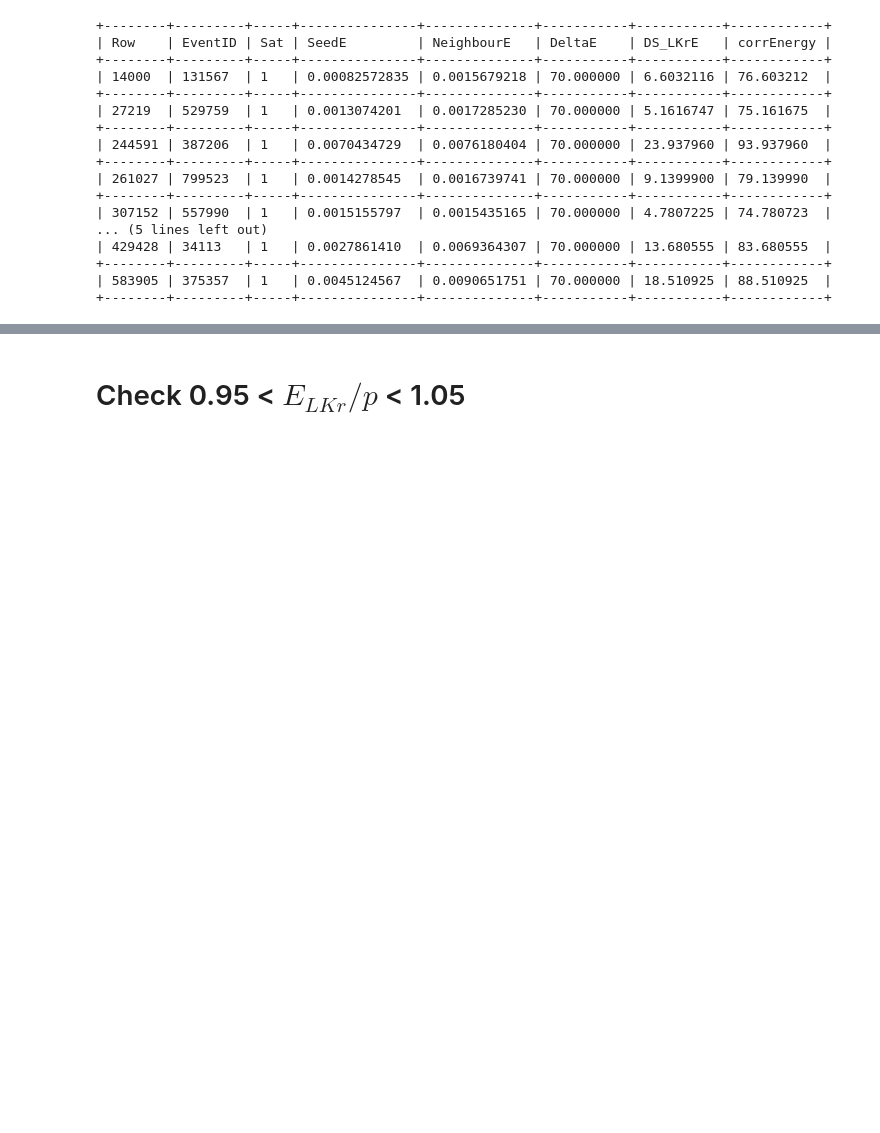
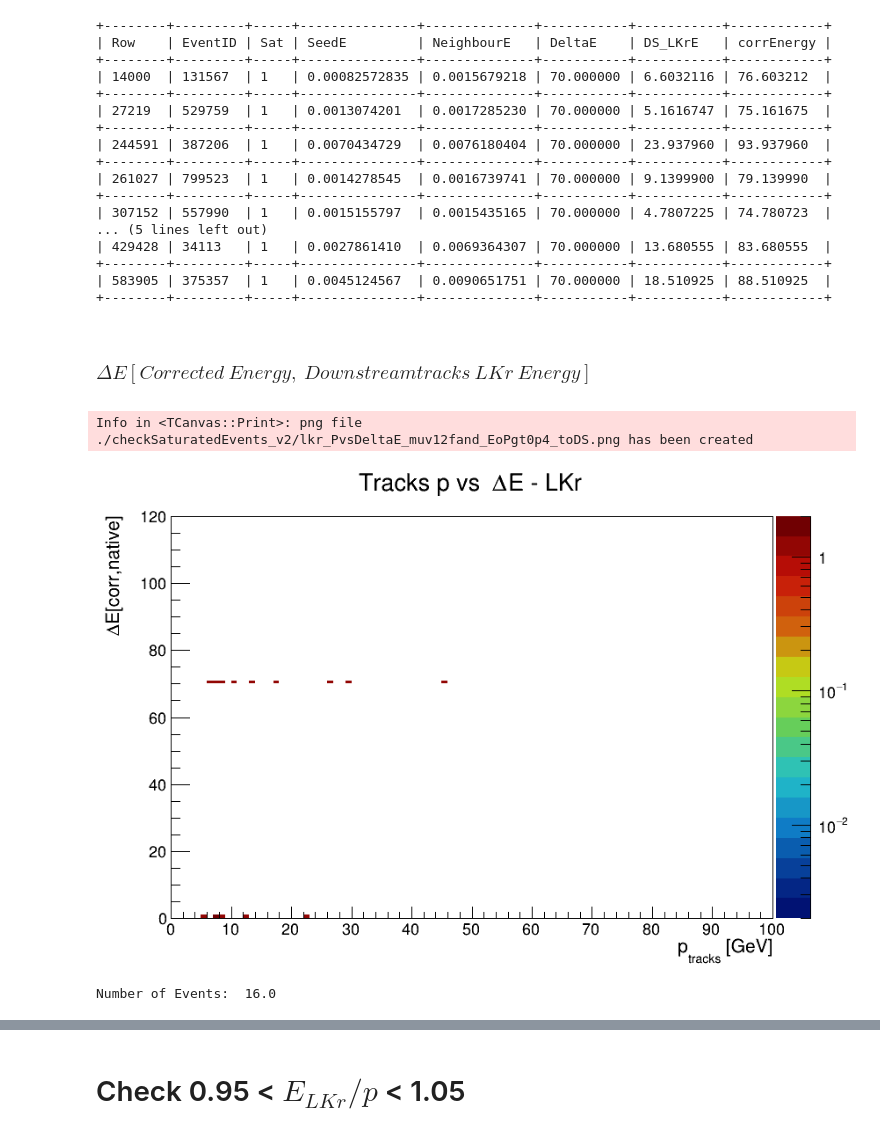
Before and after one commit to slezki/CheckForSaturatedEvents, a Jupyter notebook: checkSaturatedEvents.ipynb, the cells around one changed output, grey strips where cells are left out. Cells and saved outputs as stored; diff of their text form; code cells hidden in the pictures; blank space fills up the shorter version.

```diff
--- a/checkSaturatedEvents.ipynb
+++ b/checkSaturatedEvents.ipynb
@@ -63,6 +63,8 @@ df_skim = df_skim.Define("corrEnergy","Saturation==1 ? (corrEnergy_ds-7)+70 : co
 df_skim = df_skim.Define("Clus_E","Saturation==0 ? corrEnergy_ds : (corrEnergy_ds-7)")
 # %%
 df_skim = df_skim.Define("DeltaE","fabs(corrEnergy-Clus_E)")
+# %%
+df_skim = df_skim.Define("DeltaE_toDS","fabs(corrEnergy-Tracks_lkrE)")
 # %%
 df_muv12_f_or = df_skim.Filter("Tracks_MUV1AssociationExists==0 || Tracks_MUV2AssociationExists==0")
 df_muv12_f_and = df_skim.Filter("Tracks_MUV1AssociationExists==0 && Tracks_MUV2AssociationExists==0")
@@ -230,3 +234,28 @@ df_muv12_f_and_EoPgt0p4.Print()
 +--------+---------+-----+---------------+--------------+-----------+-----------+------------+
 | 583905 | 375357  | 1   | 0.0045124567  | 0.0090651751 | 70.000000 | 18.510925 | 88.510925  |
 +--------+---------+-----+---------------+--------------+-----------+-----------+------------+
+# %% [markdown]
+# <font size="4">$\Delta E[Corrected\ Energy,\ Downstreamtracks\ LKr\ Energy]$</font>
+# %%
+df_muv12_f_and_EoPgt0p4_toDS = df_muv12_f_and.Filter("Tracks_lkrEoP>0.4&&DeltaE_toDS>0")
+# %%
+lkr_PvsDeltaE_muv12fand_EoPgt0p4_toDS = df_muv12_f_and_EoPgt0p4_toDS.Histo2D(("lkr_PvsDeltaE_muv12fand_EoPgt0p4_toDS","lkr_PvsDeltaE_muv12fand_EoPgt0p4_toDS",100,0,100,120,0,120),"Tracks_p","DeltaE")
+clkr_PvsDeltaE_muv12fand_EoPgt0p4_toDS = ROOT.TCanvas("clkr_PvsDeltaE_muv12fand_EoPgt0p4_toDS","",860,600)
+clkr_PvsDeltaE_muv12fand_EoPgt0p4_toDS.SetLogz()
+ROOT.gStyle.SetOptStat(0)
+ROOT.gStyle.SetPalette(ROOT.kRainBow)
+lkr_PvsDeltaE_muv12fand_EoPgt0p4_toDS.SetTitle("Tracks p vs #DeltaE - LKr")
+lkr_PvsDeltaE_muv12fand_EoPgt0p4_toDS.GetXaxis().SetTitleSize(0.04)
+lkr_PvsDeltaE_muv12fand_EoPgt0p4_toDS.GetYaxis().SetTitleSize(0.04)
+lkr_PvsDeltaE_muv12fand_EoPgt0p4_toDS.SetXTitle("p_{tracks} [GeV]")
+lkr_PvsDeltaE_muv12fand_EoPgt0p4_toDS.SetYTitle("#DeltaE[corr,native]")
+lkr_PvsDeltaE_muv12fand_EoPgt0p4_toDS.Draw("COLZ")
+clkr_PvsDeltaE_muv12fand_EoPgt0p4_toDS.Draw()
+clkr_PvsDeltaE_muv12fand_EoPgt0p4_toDS.SaveAs("./"+saveDir+"/lkr_PvsDeltaE_muv12fand_EoPgt0p4_toDS.png")
+# %% [output]
+Info in <TCanvas::Print>: png file ./checkSaturatedEvents_v2/lkr_PvsDeltaE_muv12fand_EoPgt0p4_toDS.png has been created
+[figure, added]
+# %%
+print("Number of Events: ", lkr_PvsDeltaE_muv12fand_EoPgt0p4_toDS.GetEntries())
+# %% [output]
+Number of Events:  16.0
```
Also changed, not shown: parts of 2 cells of this notebook.
